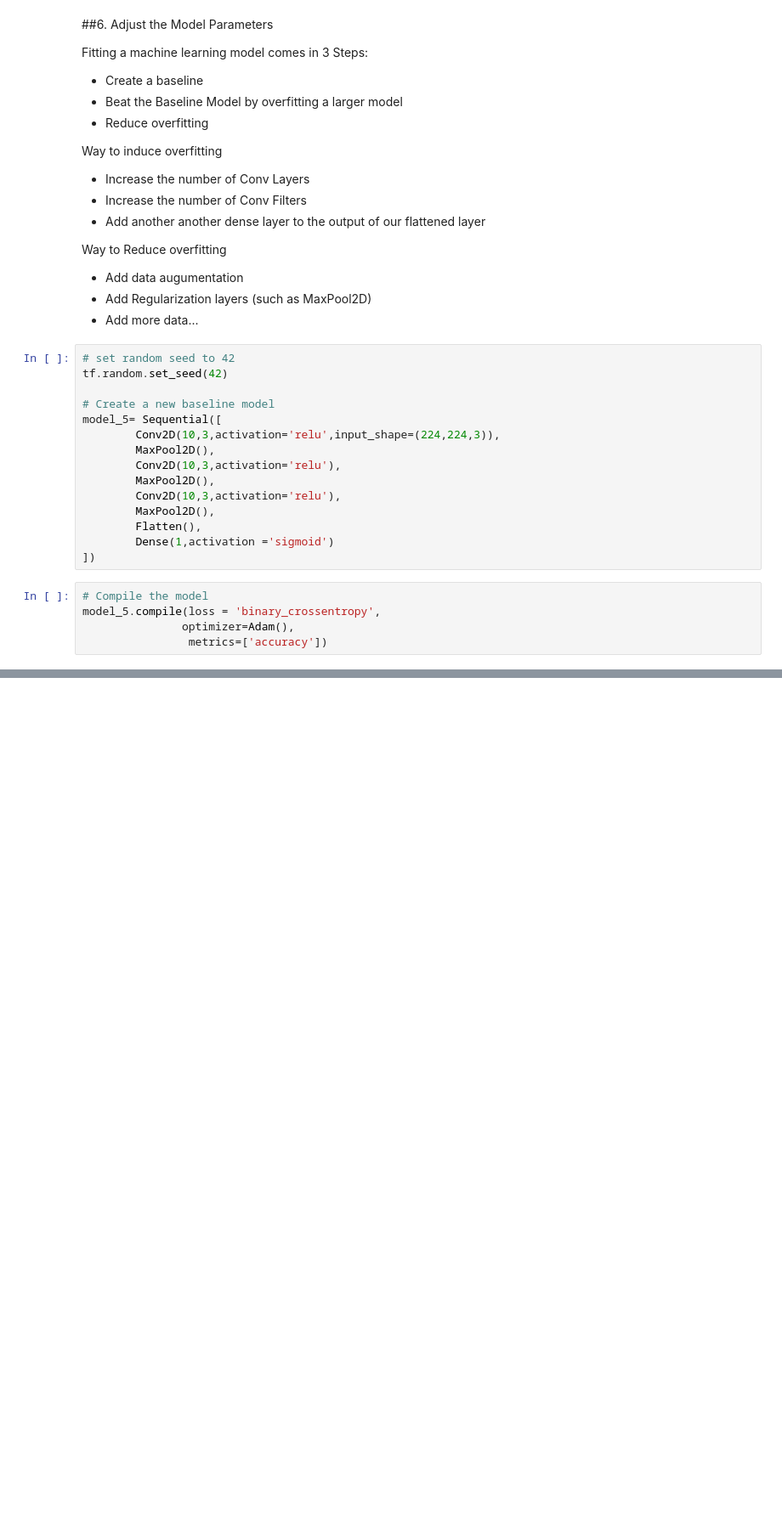
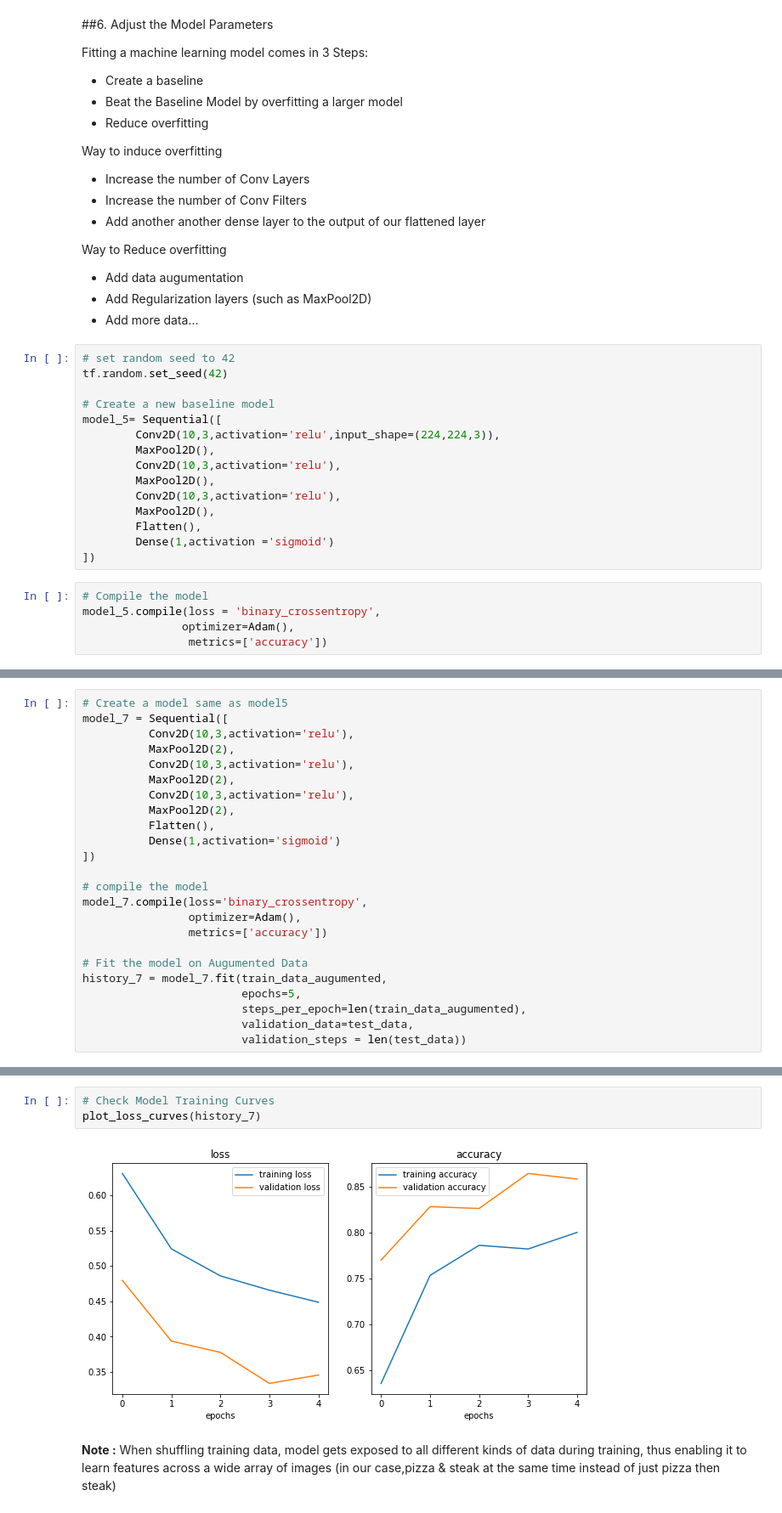
Before and after one commit to srikant-ai/Deep_Learning_TensorFlow, a Jupyter notebook: Introduction_to_Computer_Vision_With_TensorFlow.ipynb, the cells around one changed output, grey strips where cells are left out. Shown: that part at 85% size. Drawn from its saved outputs; the diff is of its cells as text; blank space fills up the shorter version.

```diff
--- a/Introduction_to_Computer_Vision_With_TensorFlow.ipynb
+++ b/Introduction_to_Computer_Vision_With_TensorFlow.ipynb
@@ -671,0 +843,24 @@ plot_loss_curves(history_5)
+# %%
+# Create a model same as model5
+model_7 = Sequential([
+          Conv2D(10,3,activation='relu'),
+          MaxPool2D(2),
+          Conv2D(10,3,activation='relu'),
+          MaxPool2D(2),
+          Conv2D(10,3,activation='relu'),
+          MaxPool2D(2),
+          Flatten(),
+          Dense(1,activation='sigmoid')
+])
+
+# compile the model
+model_7.compile(loss='binary_crossentropy',
+                optimizer=Adam(),
+                metrics=['accuracy'])
+
+# Fit the model on Augumented Data
+history_7 = model_7.fit(train_data_augumented,
+                        epochs=5,
+                        steps_per_epoch=len(train_data_augumented),
+                        validation_data=test_data,
+                        validation_steps = len(test_data))
@@ -671,0 +878,7 @@ plot_loss_curves(history_5)
+# %%
+# Check Model Training Curves
+plot_loss_curves(history_7)
+# %% [output]
+[figure, added]
+# %% [markdown]
+**Note :** When shuffling training data, model gets exposed to all different kinds of data during training, thus enabling it to learn features across a wide array of images (in our case,pizza & steak at the same time instead of just pizza then steak)
```
Also changed, not shown: parts of 39 cells of this notebook.
